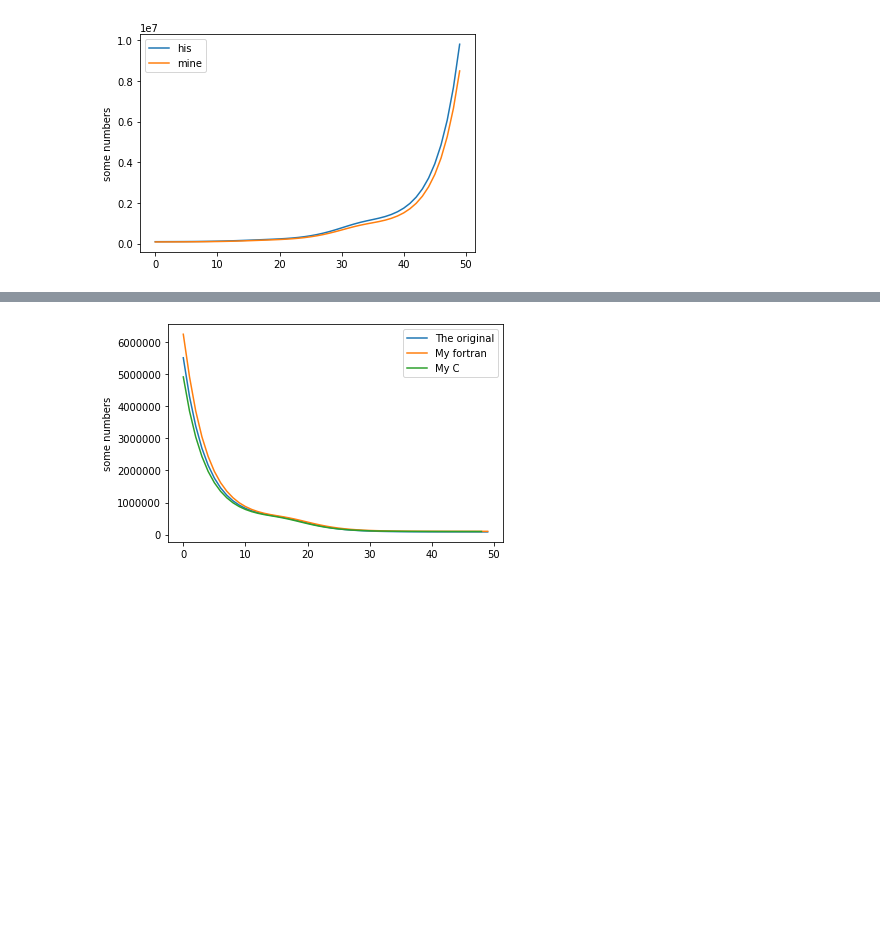
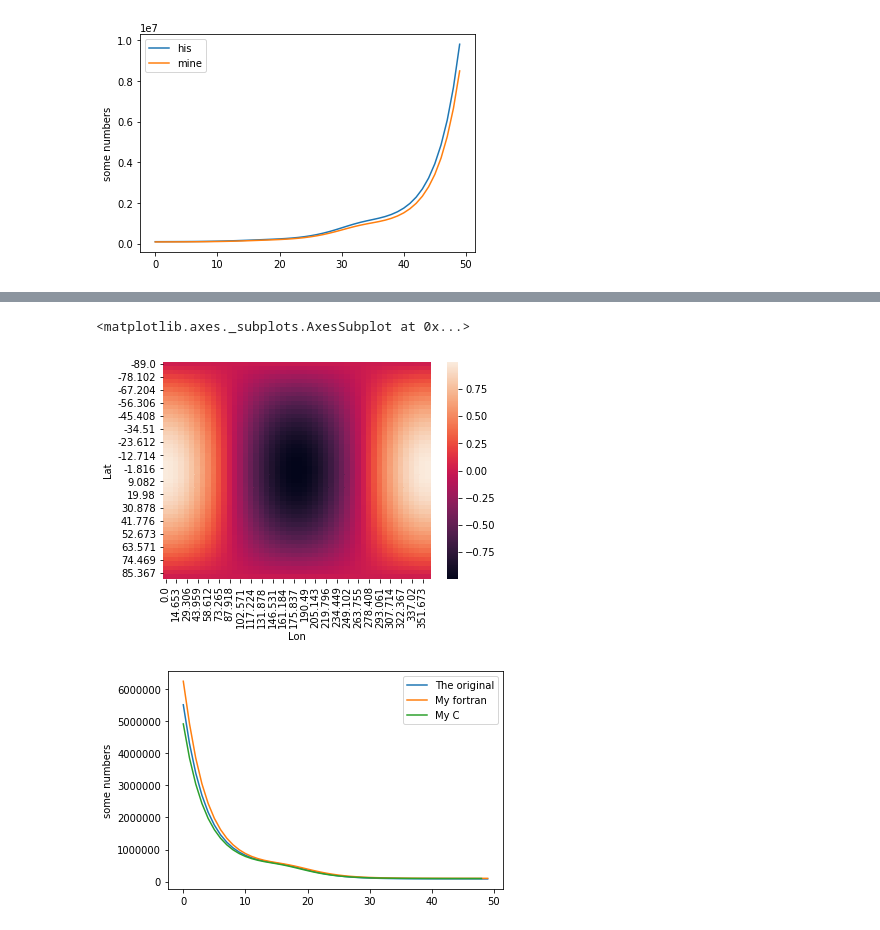
Before and after one commit to galexv/Jups, a Jupyter notebook: two_stream_tests.ipynb, the cells around one changed output, grey strips where cells are left out. Cells and saved outputs as stored; diff of their text form; code cells hidden in the pictures; blank space fills up the shorter version.

```diff
--- a/two_stream_tests.ipynb
+++ b/two_stream_tests.ipynb
@@ -239,3 +263,28 @@ plt.show()
+# %%
+import pandas as pd
+import seaborn as sns
+
+df = pd.read_csv('/home/imalsky/Documents/Jups/Spectra/DATA/init_low_grav_clear_phase_0.0_inc_0.0.txt',
+                 names=['lat', 'lon', 'level', 'alt', 'pres', 'temp', 'u', 'v', 'w', 'incident_frac'],
+                 delim_whitespace=True)
+
+df = df[(df['level'] == 60)]
+
+x = list(df['lat'])
+y = list(df['lon'])
+incident_frac = list(df['incident_frac'])
+test = np.cos(df['lat'] * np.pi / 180.0) * np.cos(df['lon'] * np.pi / 180.0)
+
+
+data = pd.DataFrame(data={'Lat':list(df['lat']), 'Lon':list(df['lon']), 'Z':test})
+data = data.pivot(index='Lat', columns='Lon', values='Z')
+sns.heatmap(data)
+
+
+#plt.savefig('/home/imalsky/Desktop/source_high_scattering.png', bbox_inches='tight')
+# %% [output]
+<matplotlib.axes._subplots.AxesSubplot at 0x...>
+[figure, added]
 # %%
 source = [5504429.09409230      ,
    4905141.93233206      ,
```
Also changed, not shown: parts of 4 cells of this notebook, 19 other files.
